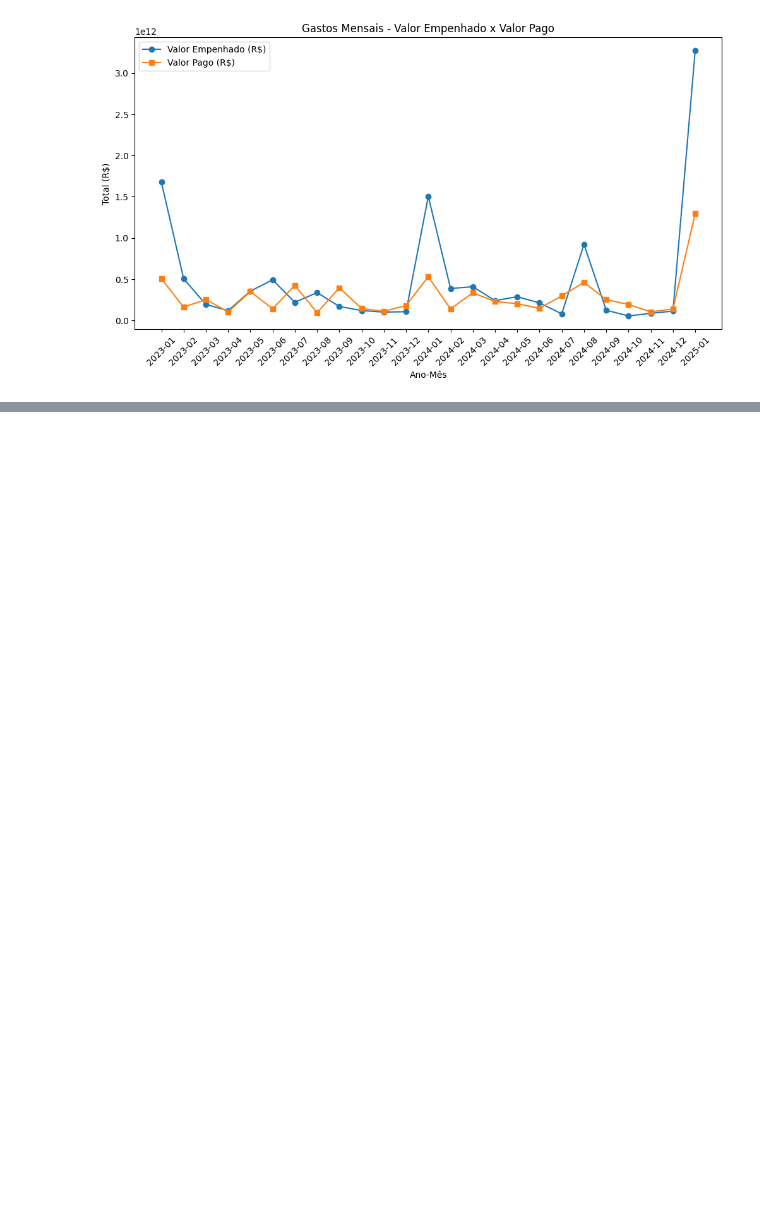
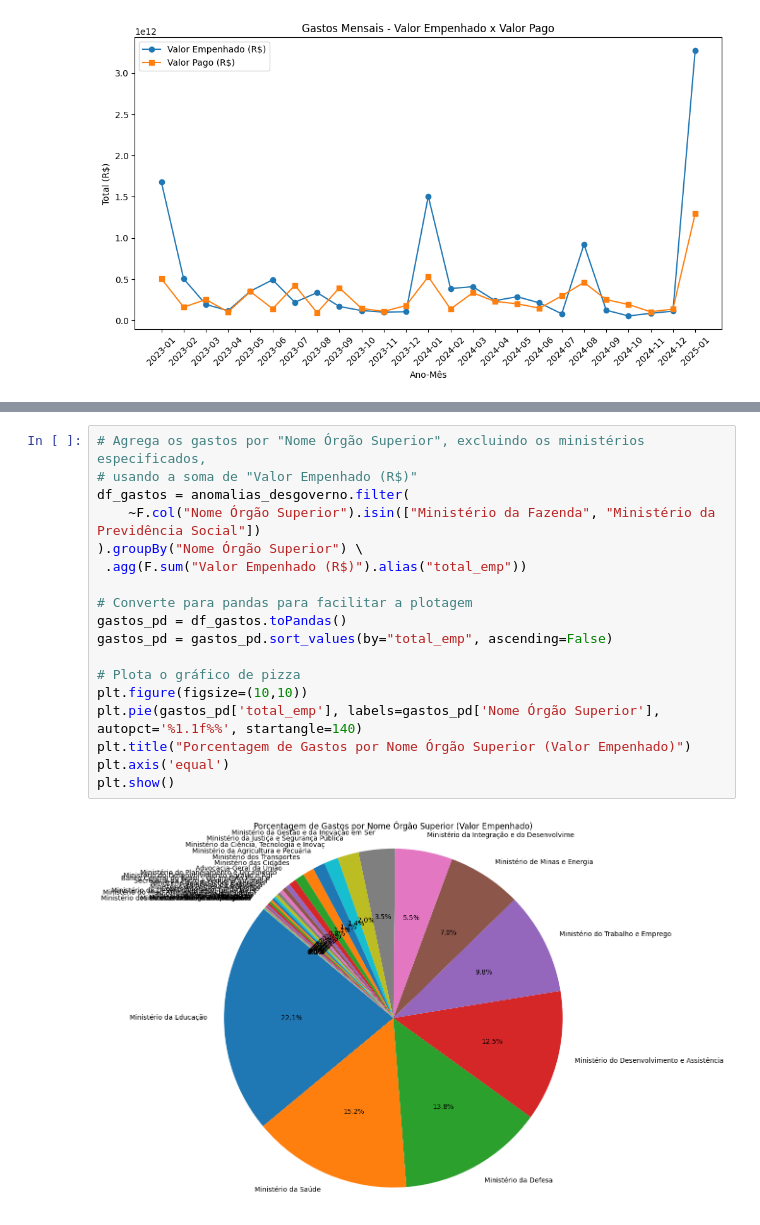
Before and after one commit to jonathamacionilo/GastosDesgov2023ateJan2025, a Jupyter notebook: AnaliseDespesasBrasil.ipynb, the cells around one changed output, grey strips where cells are left out. Saved outputs shown, nothing was run; the diff lists cells and outputs as text; blank space fills up the shorter version.

```diff
--- a/AnaliseDespesasBrasil.ipynb
+++ b/AnaliseDespesasBrasil.ipynb
@@ -655,0 +662,20 @@ KeyboardInterrupt:
+# %%
+# Agrega os gastos por "Nome Órgão Superior", excluindo os ministérios especificados,
+# usando a soma de "Valor Empenhado (R$)"
+df_gastos = anomalias_desgoverno.filter(
+    ~F.col("Nome Órgão Superior").isin(["Ministério da Fazenda", "Ministério da Previdência Social"])
+).groupBy("Nome Órgão Superior") \
+ .agg(F.sum("Valor Empenhado (R$)").alias("total_emp"))
+
+# Converte para pandas para facilitar a plotagem
+gastos_pd = df_gastos.toPandas()
+gastos_pd = gastos_pd.sort_values(by="total_emp", ascending=False)
+
+# Plota o gráfico de pizza
+plt.figure(figsize=(10,10))
+plt.pie(gastos_pd['total_emp'], labels=gastos_pd['Nome Órgão Superior'], autopct='%1.1f%%', startangle=140)
+plt.title("Porcentagem de Gastos por Nome Órgão Superior (Valor Empenhado)")
+plt.axis('equal')
+plt.show()
+# %% [output]
+[figure, added]
```
Also changed, not shown: parts of 9 cells of this notebook, 24 other files.
